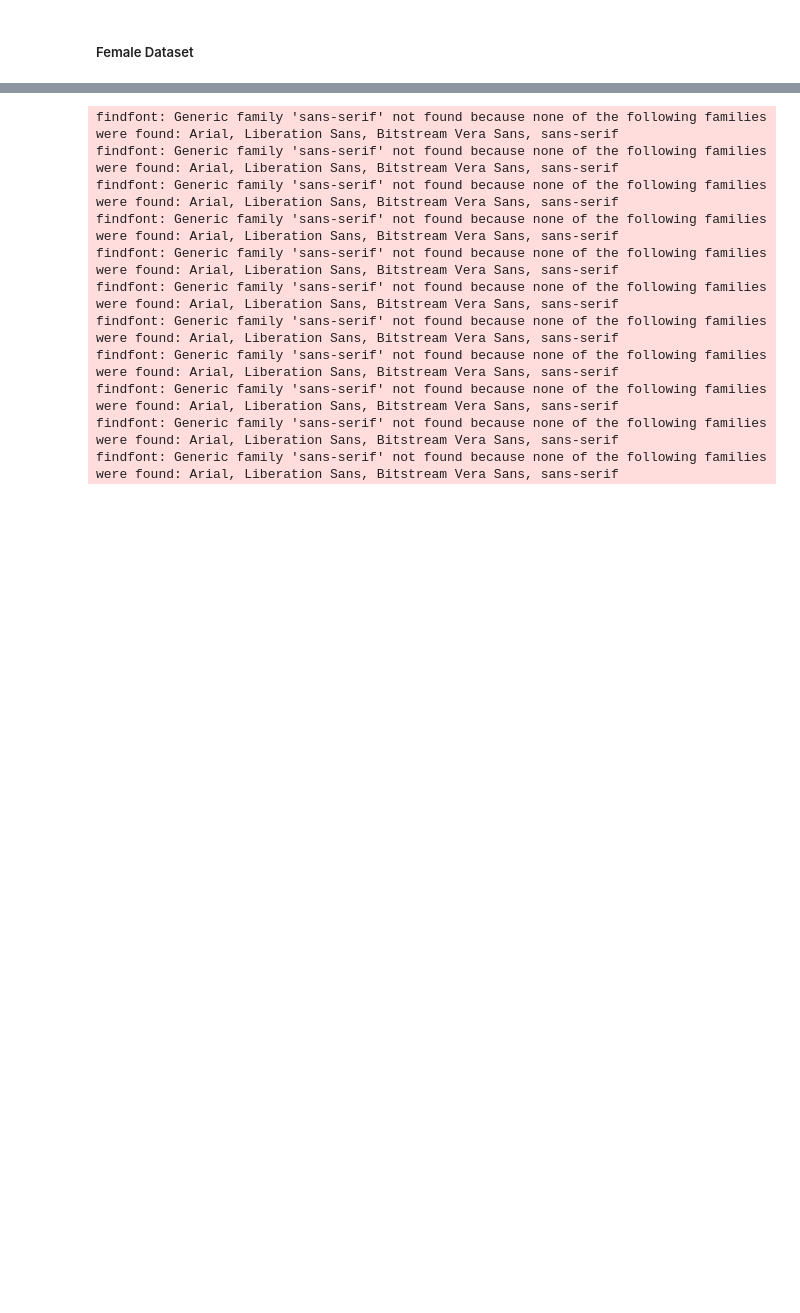
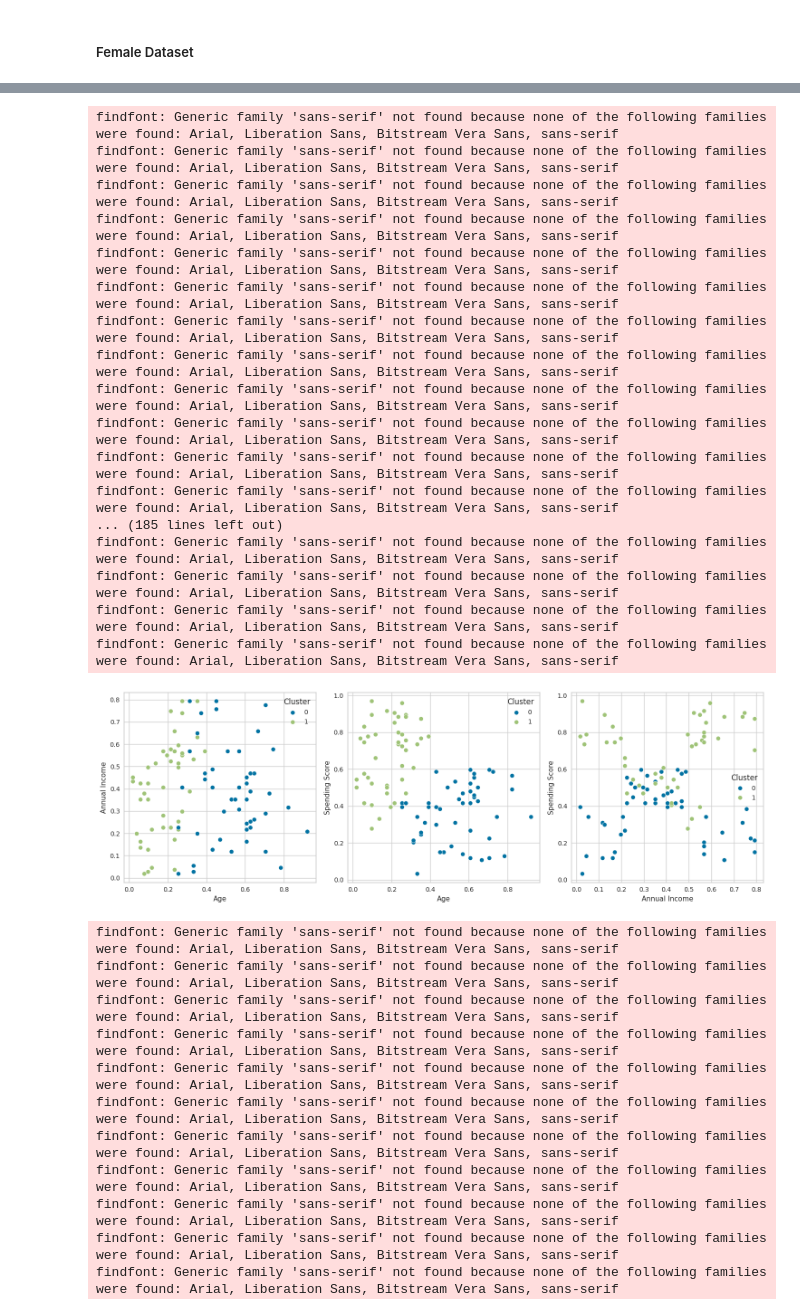
Before and after one commit to Hadronomy/solo-tid-project, a Jupyter notebook: notebooks/clustering.ipynb, the cells around one changed output, grey strips where cells are left out. Saved outputs shown, nothing was run; the diff lists cells and outputs as text; code cells hidden in the pictures; blank space fills up the shorter version.

```diff
--- a/notebooks/clustering.ipynb
+++ b/notebooks/clustering.ipynb
@@ -570,3 +677,38 @@ Cluster
+# %%
+import matplotlib.pyplot as plt
+
+# Create subplots
+fig, axs = plt.subplots(1, 3, figsize=(15, 5))
+
+sns.scatterplot(female_dataset, x='Age', y='Annual Income', hue='Cluster', ax=axs[0])
+sns.scatterplot(female_dataset, x='Age', y='Spending Score', hue='Cluster', ax=axs[1])
+sns.scatterplot(female_dataset, x='Annual Income', y='Spending Score', hue='Cluster', ax=axs[2])
+
+
+# Adjust spacing between subplots
+plt.tight_layout()
+
+# Show the plots
+plt.show()
+# %% [output]
+findfont: Generic family 'sans-serif' not found because none of the following families were found: Arial, Liberation Sans, Bitstream Vera Sans, sans-serif
+findfont: Generic family 'sans-serif' not found because none of the following families were found: Arial, Liberation Sans, Bitstream Vera Sans, sans-serif
+findfont: Generic family 'sans-serif' not found because none of the following families were found: Arial, Liberation Sans, Bitstream Vera Sans, sans-serif
+findfont: Generic family 'sans-serif' not found because none of the following families were found: Arial, Liberation Sans, Bitstream Vera Sans, sans-serif
+findfont: Generic family 'sans-serif' not found because none of the following families were found: Arial, Liberation Sans, Bitstream Vera Sans, sans-serif
+findfont: Generic family 'sans-serif' not found because none of the following families were found: Arial, Liberation Sans, Bitstream Vera Sans, sans-serif
+findfont: Generic family 'sans-serif' not found because none of the following families were found: Arial, Liberation Sans, Bitstream Vera Sans, sans-serif
+findfont: Generic family 'sans-serif' not found because none of the following families were found: Arial, Liberation Sans, Bitstream Vera Sans, sans-serif
+findfont: Generic family 'sans-serif' not found because none of the following families were found: Arial, Liberation Sans, Bitstream Vera Sans, sans-serif
+findfont: Generic family 'sans-serif' not found because none of the following families were found: Arial, Liberation Sans, Bitstream Vera Sans, sans-serif
+findfont: Generic family 'sans-serif' not found because none of the following families were found: Arial, Liberation Sans, Bitstream Vera Sans, sans-serif
+findfont: Generic family 'sans-serif' not found because none of the following families were found: Arial, Liberation Sans, Bitstream Vera Sans, sans-serif
+... (185 lines left out)
+findfont: Generic family 'sans-serif' not found because none of the following families were found: Arial, Liberation Sans, Bitstream Vera Sans, sans-serif
+findfont: Generic family 'sans-serif' not found because none of the following families were found: Arial, Liberation Sans, Bitstream Vera Sans, sans-serif
+findfont: Generic family 'sans-serif' not found because none of the following families were found: Arial, Liberation Sans, Bitstream Vera Sans, sans-serif
+findfont: Generic family 'sans-serif' not found because none of the following families were found: Arial, Liberation Sans, Bitstream Vera Sans, sans-serif
+[figure, added]
 # %%
 from scipy.cluster.hierarchy import linkage, dendrogram
 
```
Also changed, not shown: parts of 5 cells of this notebook.
